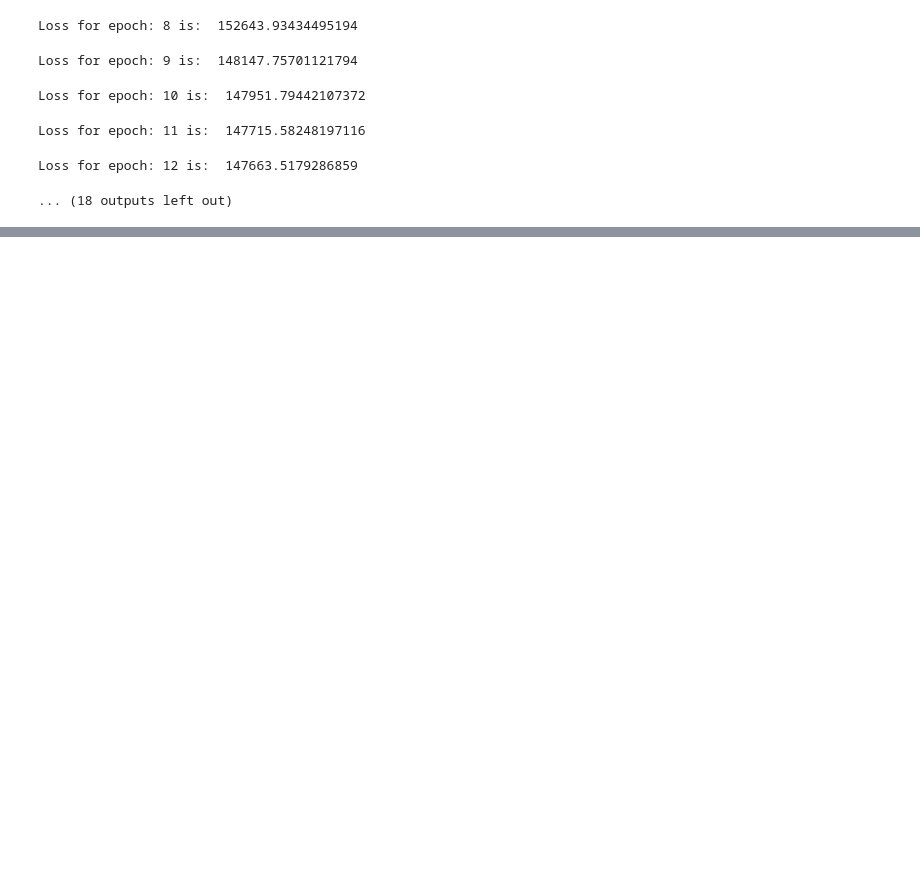
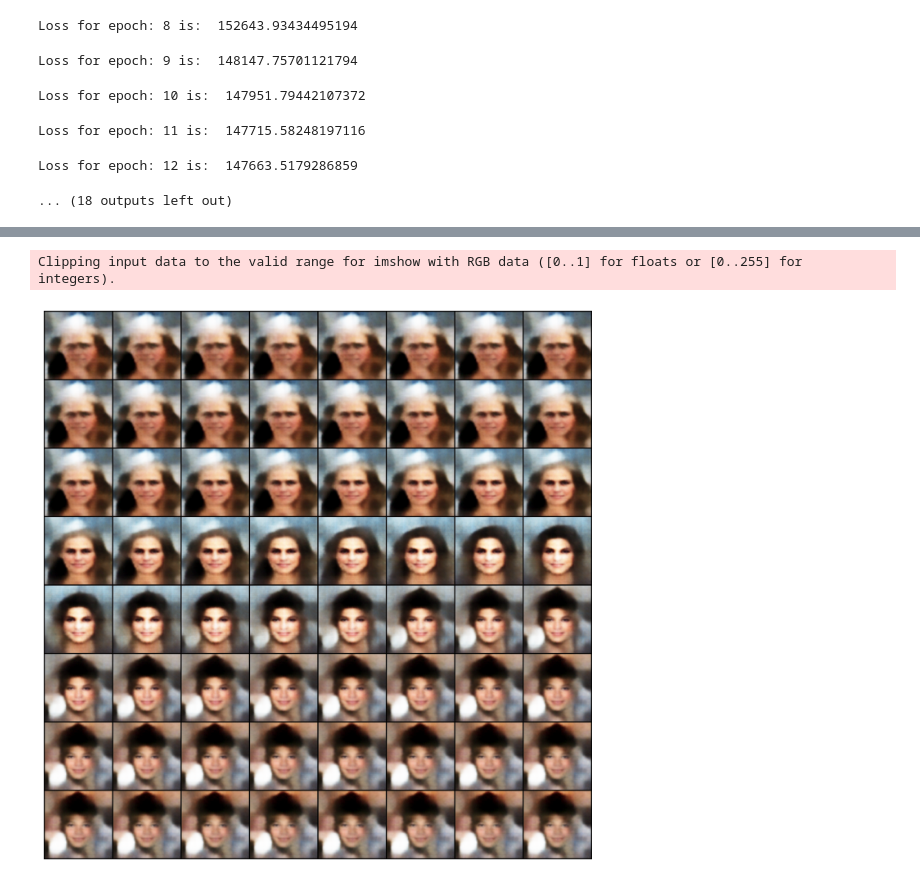
Before and after one commit to vardeep-sandhu/CudaLab, a Jupyter notebook: Sheet06/Sheet06.ipynb, the cells around one changed output, grey strips where cells are left out. Cells and saved outputs as stored; diff of their text form; code cells hidden in the pictures; blank space fills up the shorter version.

```diff
--- a/Sheet06/Sheet06.ipynb
+++ b/Sheet06/Sheet06.ipynb
@@ -387,3 +422,19 @@ dict_keys(['epoch', 'train_loss', 'val_loss', 'loss_iters'])
 # %%
-# add filter
-# add recons
+@torch.no_grad()
+def plot_interpolations(model, xrange=(-1, 1), N=64):
+    all_img = []
+    for x in torch.linspace(*xrange, N):
+        z = x.repeat(128)
+        x_hat = model.decode(z)
+        all_img.append(x_hat)
+
+    all_img = torch.cat(all_img)
+    grid_imgs = torchvision.utils.make_grid(all_img, nrows=4)
+    plt.figure(figsize=(12,20))
+    plt.imshow(grid_imgs.permute(1, 2, 0))
+    plt.axis("off")
+# %%
+plot_interpolations(conv_model)
+# %% [output]
+Clipping input data to the valid range for imshow with RGB data ([0..1] for floats or [0..255] for integers).
+[figure, added]
```
Also changed, not shown: parts of 18 cells of this notebook.
